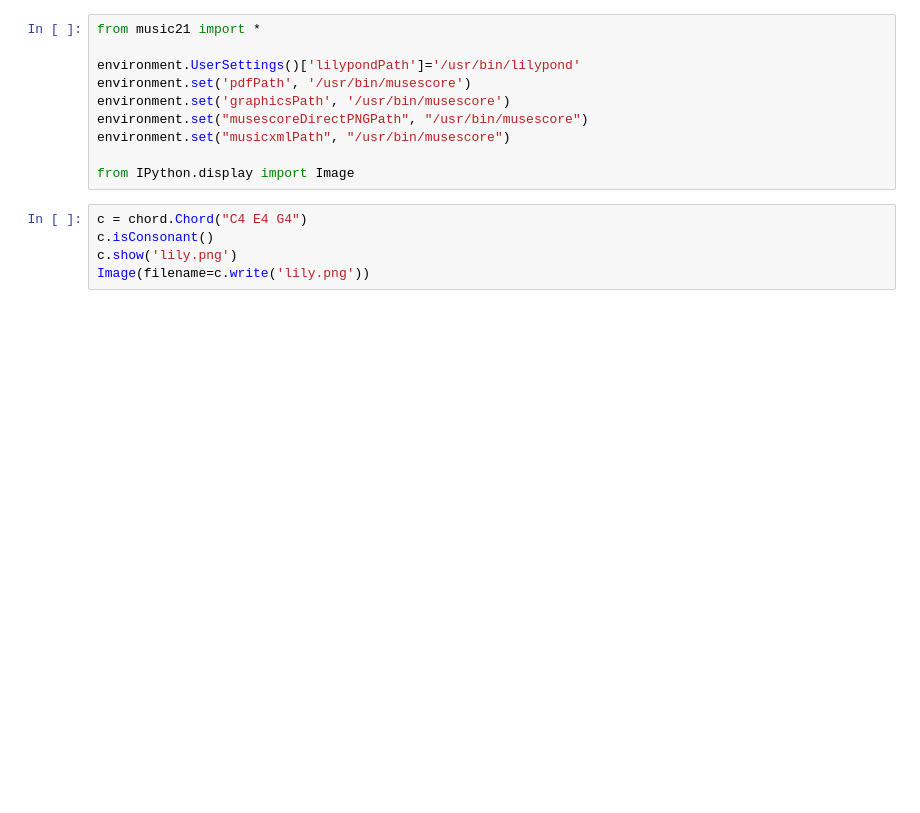
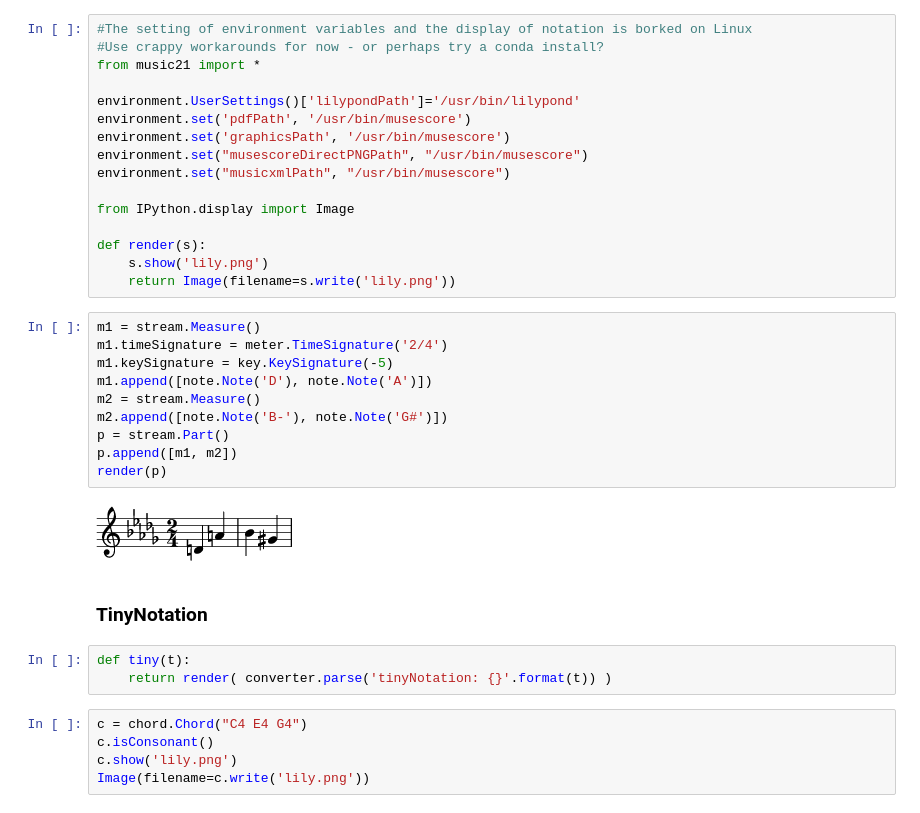
Before and after one commit to psychemedia/showntell, a Jupyter notebook: index_music.ipynb, the cells around one changed output. Drawn from its saved outputs; the diff is of its cells as text; blank space fills up the shorter version.

```diff
--- a/index_music.ipynb
+++ b/index_music.ipynb
@@ -1,4 +47,6 @@
 # %%
+#The setting of environment variables and the display of notation is borked on Linux
+#Use crappy workarounds for now - or perhaps try a conda install?
 from music21 import *
 
 environment.UserSettings()['lilypondPath']='/usr/bin/lilypond'
@@ -8,6 +56,27 @@ environment.set("musescoreDirectPNGPath", "/usr/bin/musescore")
 environment.set("musicxmlPath", "/usr/bin/musescore")
 
 from IPython.display import Image
+
+def render(s):
+    s.show('lily.png')
+    return Image(filename=s.write('lily.png'))
+# %%
+m1 = stream.Measure()
+m1.timeSignature = meter.TimeSignature('2/4')
+m1.keySignature = key.KeySignature(-5)
+m1.append([note.Note('D'), note.Note('A')])
+m2 = stream.Measure()
+m2.append([note.Note('B-'), note.Note('G#')])
+p = stream.Part()
+p.append([m1, m2])
+render(p)
+# %% [output]
+[figure, added]
+# %% [markdown]
+### TinyNotation
+# %%
+def tiny(t):
+    return render( converter.parse('tinyNotation: {}'.format(t)) )
 # %%
 c = chord.Chord("C4 E4 G4")
 c.isConsonant()
```
Also changed, not shown: parts of 18 cells of this notebook, 1 other file.
